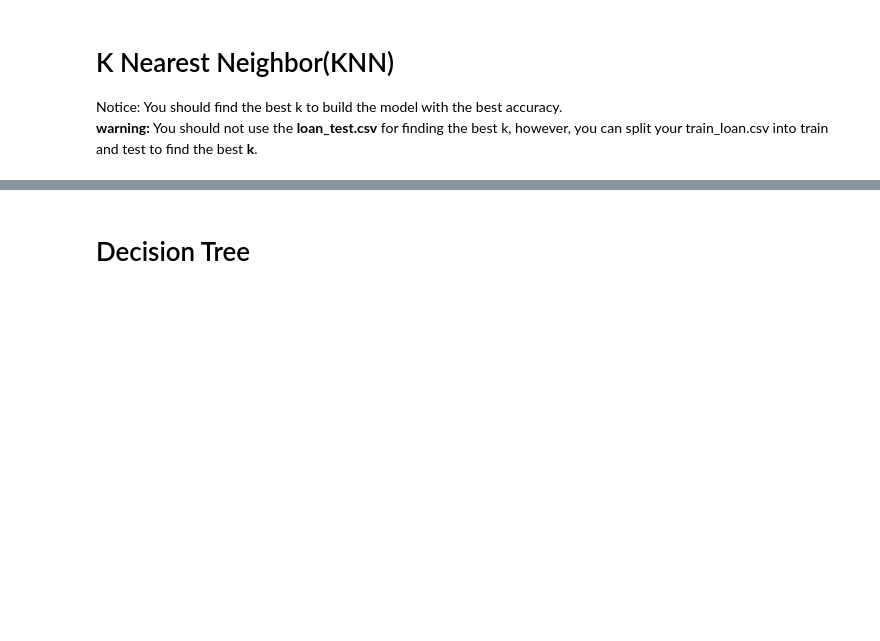
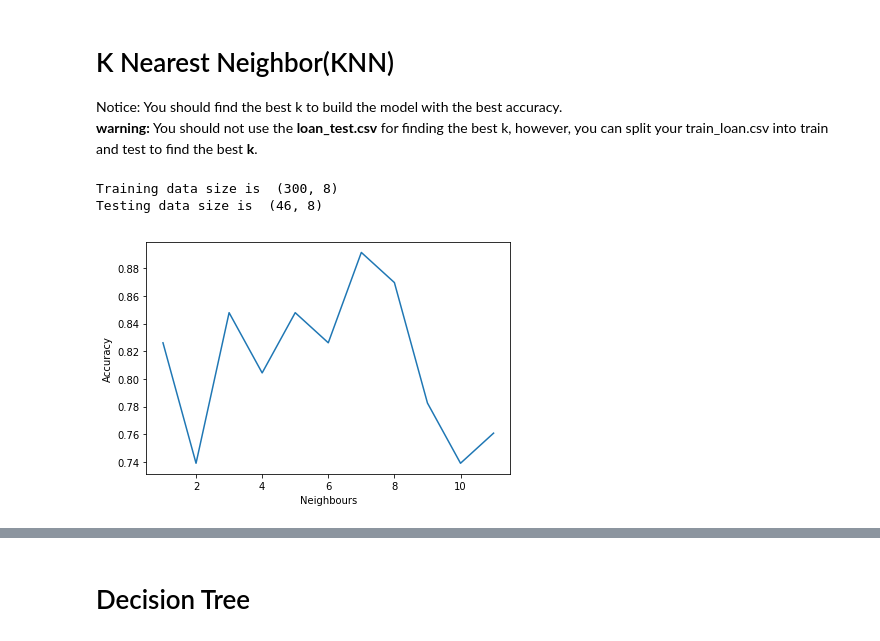
Before and after one commit to ClaudeNovaMB/DS-Basics---Loan-data-analysis, a Jupyter notebook: ML Project.ipynb, the cells around one changed output, grey strips where cells are left out. Drawn from its saved outputs; the diff is of its cells as text; code cells hidden in the pictures; blank space fills up the shorter version.

```diff
--- a/ML Project.ipynb
+++ b/ML Project.ipynb
@@ -285,3 +291,31 @@ __ Notice:__
 # K Nearest Neighbor(KNN)
 Notice: You should find the best k to build the model with the best accuracy.
 **warning:** You should not use the __loan_test.csv__ for finding the best k, however, you can split your train_loan.csv into train and test to find the best __k__.
+# %%
+from sklearn.model_selection import train_test_split
+X_train, X_test, y_train, y_test = train_test_split(X,y, test_size=0.1326, random_state=101)
+print("Training data size is ",X_train.shape)
+print("Testing data size is ",X_test.shape)
+# %% [output]
+Training data size is  (300, 8)
+Testing data size is  (46, 8)
+# %%
+from sklearn.neighbors import KNeighborsClassifier
+from sklearn import metrics
+
+Ks= 12
+mean_acc = np.zeros((Ks-1))
+std_acc = np.zeros((Ks-1))
+Confusion_matrix = []
+for n in range(1,Ks):
+    neighbour = KNeighborsClassifier(n_neighbors=n).fit(X_train,y_train)
+    yhat = neighbour.predict(X_test)
+    mean_acc[n-1] = metrics.accuracy_score(y_test, yhat)
+    std_acc[n-1] = np.std(yhat==y_test)/np.sqrt(yhat.shape[0])
+
+plt.plot(range(1,Ks), mean_acc)
+plt.ylabel('Accuracy')
+plt.xlabel('Neighbours')
+plt.tight_layout()
+# %% [output]
+[figure, added]
```
Also changed, not shown: parts of 8 cells of this notebook.
